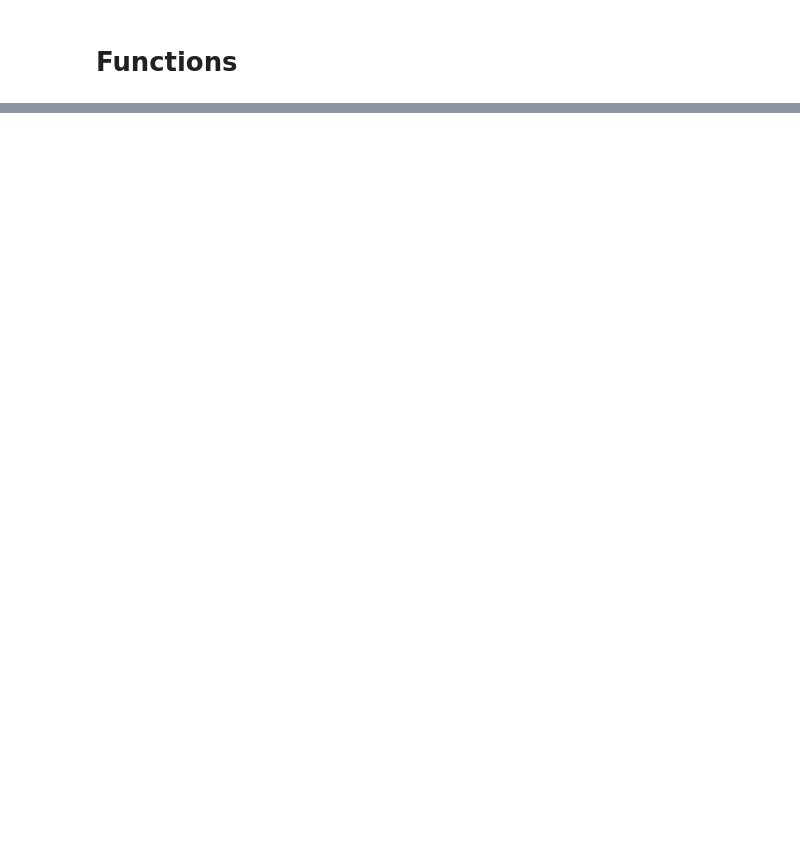
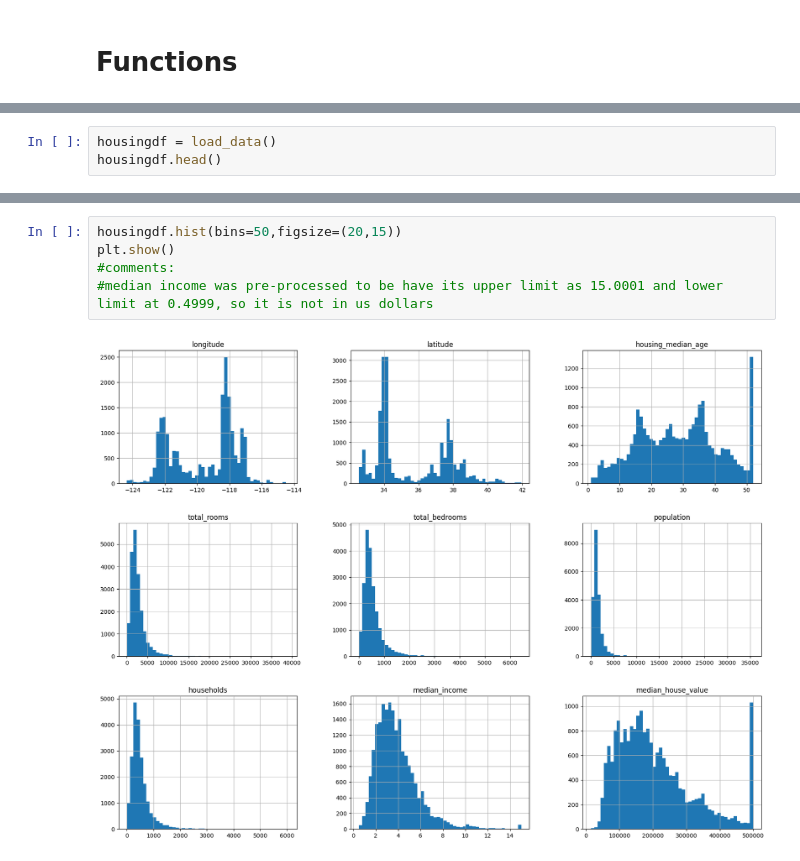
Before and after one commit to MatzkinGurza/MLStudies_Regression_Repo, a Jupyter notebook: Cap2Regressor.ipynb, the cells around one changed output, grey strips where cells are left out. Cells and saved outputs as stored; diff of their text form; blank space fills up the shorter version.

Commit message:
added datasets repository
Added data pulling functions and train test split functions

```diff
--- a/Cap2Regressor.ipynb
+++ b/Cap2Regressor.ipynb
@@ -27,0 +50,3 @@ def load_data(dirpath=HOUSING_PATH):
+# %%
+housingdf = load_data()
+housingdf.head()
@@ -27,0 +102,7 @@ def load_data(dirpath=HOUSING_PATH):
+# %%
+housingdf.hist(bins=50,figsize=(20,15))
+plt.show()
+#comments:
+#median income was pre-processed to be have its upper limit as 15.0001 and lower limit at 0.4999, so it is not in us dollars
+# %% [output]
+[figure, added]
```
Also changed, not shown: parts of 15 cells of this notebook.
